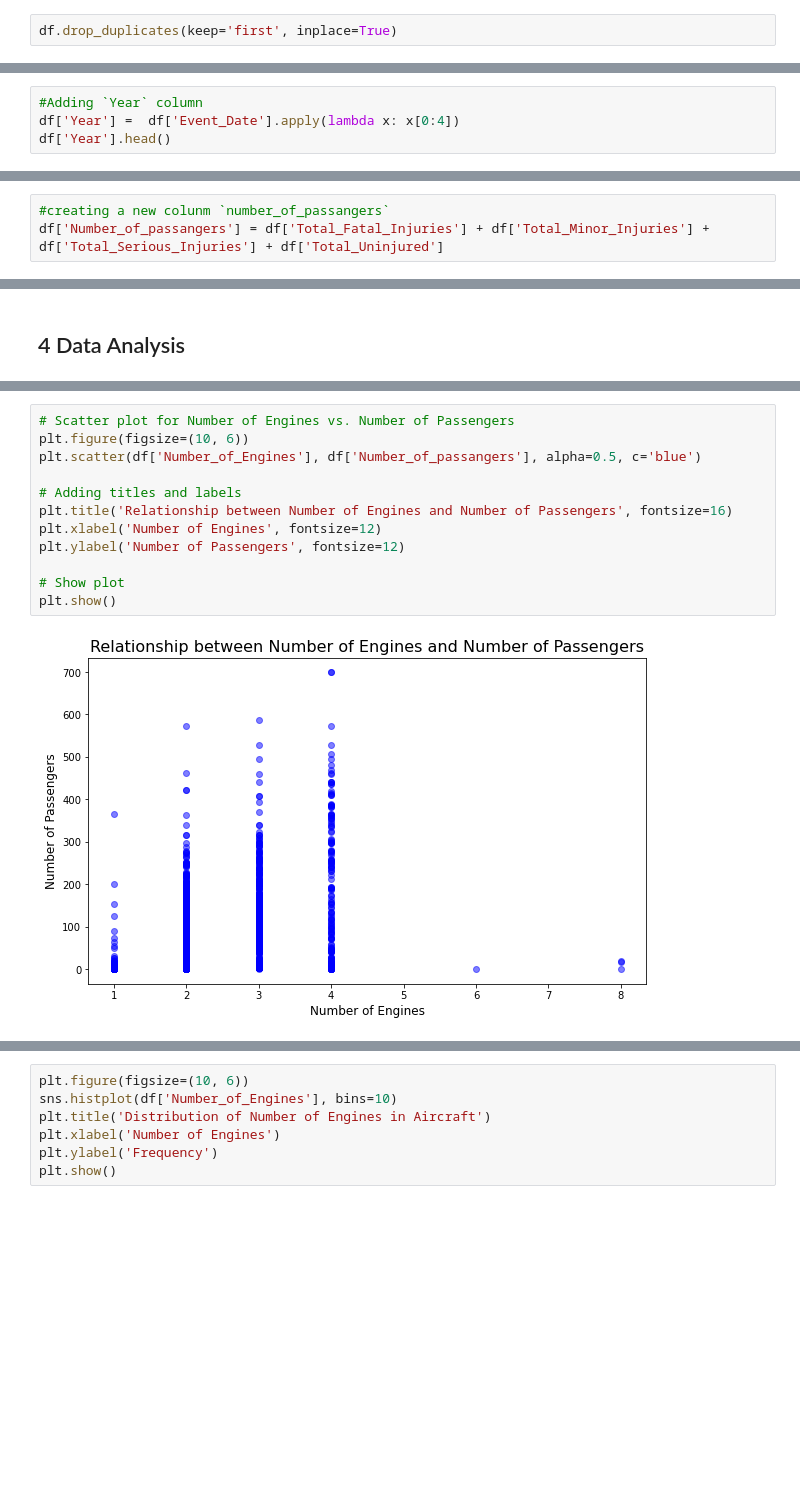
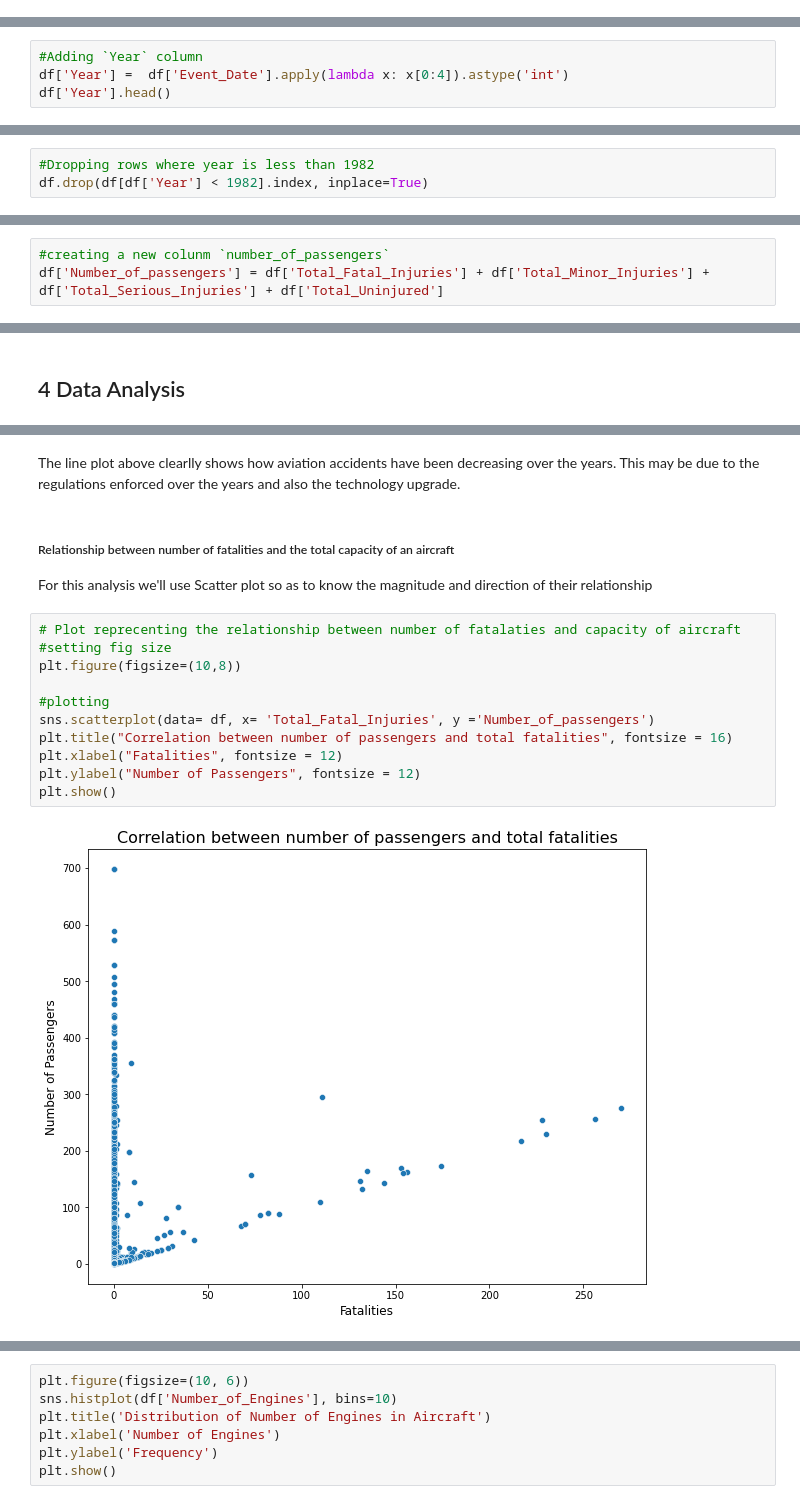
Before and after one commit to OchiengGideon/dsc-phase-1-project-v3, a Jupyter notebook: student.ipynb, the cells around one changed output, grey strips where cells are left out. Cells and saved outputs as stored; diff of their text form; blank space fills up the shorter version.

Commit message:
Analysing the data

```diff
--- a/student.ipynb
+++ b/student.ipynb
@@ -160,8 +160,6 @@ dtype: float64
 df.duplicated().sum()
 # %% [output]
 1390
-# %%
-df.drop_duplicates(keep='first', inplace=True)
 # %% [markdown]
 * using list comprehension to get a list of columns which have more than 50% missing values
 # %%
@@ -839,7 +828,7 @@ Name: Event_Date, dtype: object
 * Factor engineering `Year` Column
 # %%
 #Adding `Year` column
-df['Year'] =  df['Event_Date'].apply(lambda x: x[0:4])
+df['Year'] =  df['Event_Date'].apply(lambda x: x[0:4]).astype('int')
 df['Year'].head()
 # %% [output]
 0    1948
@@ -850,0 +840,3 @@ Name: Year, dtype: object
+# %%
+#Dropping rows where year is less than 1982
+df.drop(df[df['Year'] < 1982].index, inplace=True)
@@ -852,7 +846,7 @@ Name: Year, dtype: object
 #### number of passengers in every aeroplane
 we can get the number of passengers by adding Total_Fatal_Injuries,	Total_Serious_Injuries,	Total_Minor_Injuries and Total_Uninjured
 # %%
-#creating a new colunm `number_of_passangers`
-df['Number_of_passangers'] = df['Total_Fatal_Injuries'] + df['Total_Minor_Injuries'] + df['Total_Serious_Injuries'] + df['Total_Uninjured']
+#creating a new colunm `number_of_passengers`
+df['Number_of_passengers'] = df['Total_Fatal_Injuries'] + df['Total_Minor_Injuries'] + df['Total_Serious_Injuries'] + df['Total_Uninjured']
 # %%
 #Saving data to a csv file
@@ -895,14 +919,18 @@ plt.show()
+# %% [markdown]
+The line plot above clearlly shows how aviation accidents have been decreasing over the years. This may be due to the regulations enforced over the years and also the technology upgrade.
+# %% [markdown]
+##### Relationship between number of fatalities and the total capacity of an aircraft
+For this analysis we'll use Scatter plot so as to know the magnitude and direction of their relationship
 # %%
-# Scatter plot for Number of Engines vs. Number of Passengers
-plt.figure(figsize=(10, 6))
-plt.scatter(df['Number_of_Engines'], df['Number_of_passangers'], alpha=0.5, c='blue')
+# Plot reprecenting the relationship between number of fatalaties and capacity of aircraft
+#setting fig size
+plt.figure(figsize=(10,8))
 
-# Adding titles and labels
-plt.title('Relationship between Number of Engines and Number of Passengers', fontsize=16)
-plt.xlabel('Number of Engines', fontsize=12)
-plt.ylabel('Number of Passengers', fontsize=12)
-
-# Show plot
+#plotting
+sns.scatterplot(data= df, x= 'Total_Fatal_Injuries', y ='Number_of_passengers')
+plt.title("Correlation between number of passengers and total fatalities", fontsize = 16)
+plt.xlabel("Fatalities", fontsize = 12)
+plt.ylabel("Number of Passengers", fontsize = 12)
 plt.show()
 # %% [output]
-[figure, old version]
+[figure, new version]
```
Also changed, not shown: parts of 34 cells of this notebook, 2 other files.
